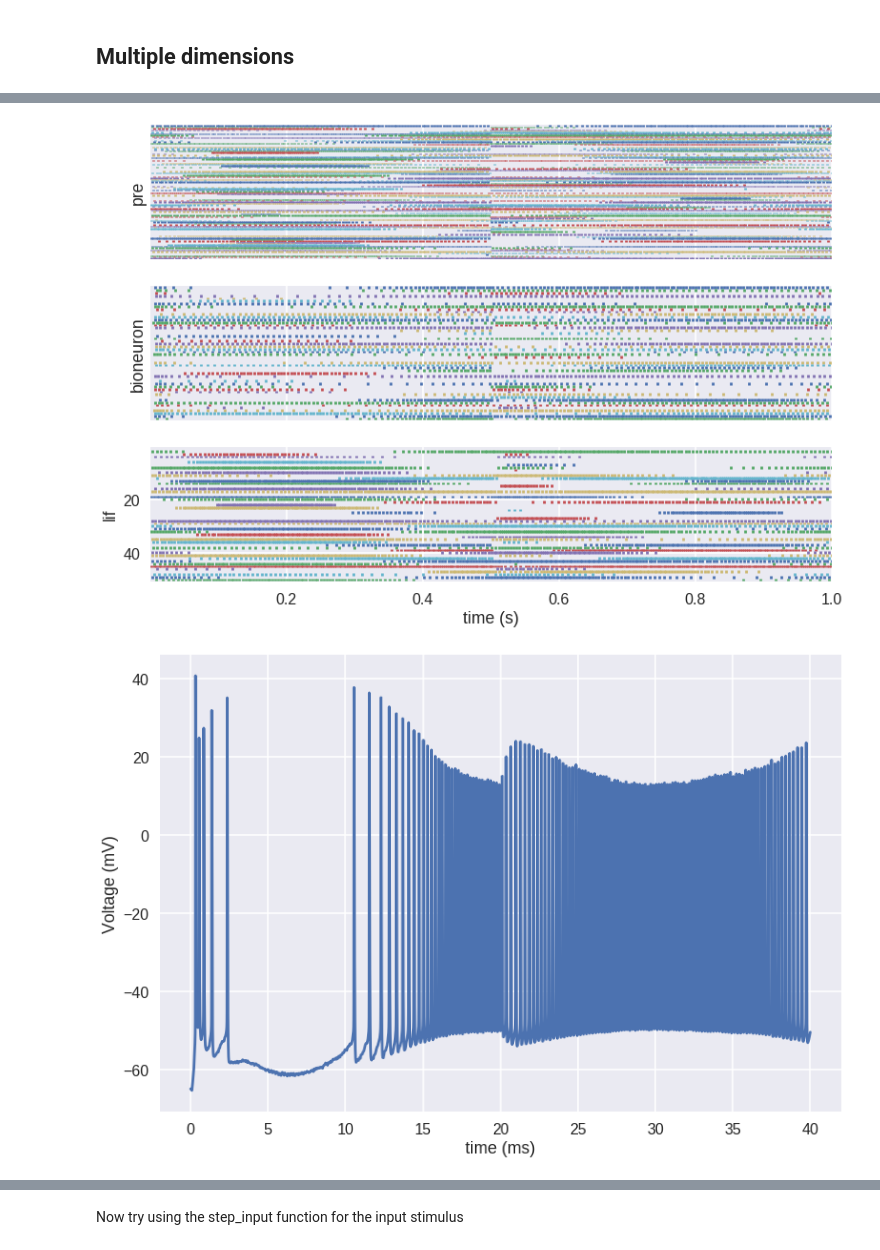
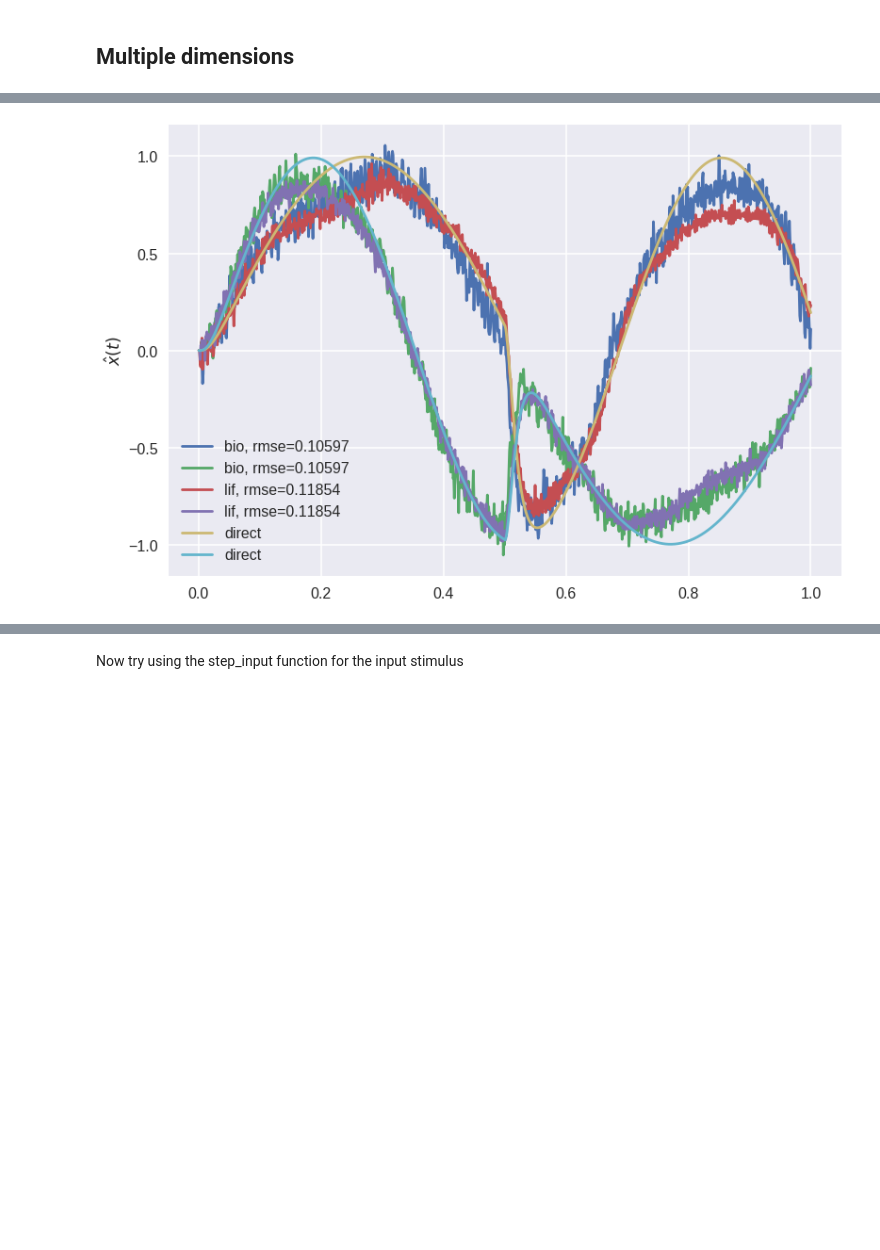
Before and after one commit to psipeter/bioneuron_oracle, a Jupyter notebook: bioneuron_oracle.ipynb, the cells around one changed output, grey strips where cells are left out. Cells and saved outputs as stored; diff of their text form; code cells hidden in the pictures; blank space fills up the shorter version.

```diff
--- a/bioneuron_oracle.ipynb
+++ b/bioneuron_oracle.ipynb
@@ -66,27 +66,25 @@ class BahlNeuron(nengo.neurons.NeuronType):
     '''compartmental neuron from Bahl et al 2012'''
 
     probeable=('spikes','voltage')
-    def __init__(self,encoders,gains,syn_locations,weights_bias,weights_bias_input='pre'):
+    def __init__(self,encoders,gains,w_bias_from):
         super(BahlNeuron,self).__init__()
         self.encoders=encoders
         self.gains=gains
-        self.syn_locations=syn_locations
-        self.weights_bias=weights_bias
-        self.weights_bias_input=weights_bias_input   #label of ensemble whose weights biases are used to emulate bias
-        self.inputs={}     #stores the input decoders and calculated connection weights for each connection into bionrn
+        self.w_bias_from=w_bias_from #label of conn.pre to emulate biases off
+        #stores the input decoders, calculated connection weights, weight_bias (only used for the conn with w_bias=True,
+        #and synaptic locations for each connection into bionrn
+        self.inputs={}
         super(BahlNeuron, self).__init__()
 
     def create(self,bio_idx):
-        return self.Bahl(bio_idx,self.encoders[bio_idx],self.gains[bio_idx],syn_locations[bio_idx],weights_bias[bio_idx])
+        return self.Bahl(bio_idx,self.encoders[bio_idx],self.gains[bio_idx],self.w_bias_from)
 
     class Bahl(object):
-        def __init__(self,bio_idx,encoder,gain,syn_locations,weights_bias,weights_bias_input='pre'):
+        def __init__(self,bio_idx,encoder,gain,w_bias_from):
             self.bio_idx=bio_idx
             self.encoder=encoder             #single encoder for the bioneuron e_j.
             self.gain=gain                   #single gain for the bioneuron alpha_j
-            self.syn_locations=syn_locations #locations of synapses on the dendritic tree l_ij
-            self.weights_bias=weights_bias   #values added to w_ij=dot(d_i,e_j) to account for bias
-            self.weights_bias_input=weights_bias_input   #label of ensemble whose weights biases are used to emulate bias
+            self.w_bias_from=w_bias_from
             self.synapses = {}
             self.netcons = {}
             self.cell = neuron.h.Bahl()
@@ -420,27 +428,14 @@ array([-0.55555556, -0.77777778])
 # %% [markdown]
 ### Simulation and Plotting
 # %%
-def simulate(n_neurons,
-             tau,
-             dim,
-             n_syn,
-             dt,
-             t_final,
-             encoders,
-             gains,
-             syn_locations,
-             weights_bias,
-             pre_seed,
-             bio_seed,
-             input_type,
-             n_eval_points=10,
-             decoders_bio=None,
-             plots={'spikes','voltage','decode'}):
+def simulate(n_neurons,tau,dim,n_syn,dt,t_final,encoders,gains,w_bias_from,
+             pre_seed,bio_seed,input_type,n_eval_points=10,
+             decoders_bio=None,plots={'spikes','voltage','decode'}):
     '''
     Simulate a feedforward network [stim]-[LIF]-[BIO], and compare to [stim]-[LIF]-[LIF].
 
     encoders: encoders for bioneurons calculated for a hypothetical LIF population in gen_enc_gain_bias()
-    weights_bias: weight additions that emulate the bias for a hypothetical LIF population in gen_enc_gain_bias()
+    w_bias_from: ensemble connecting to a bioensemble from which the bioneurons' biases are emulated
     bio_seed: ensemble seed for bioensemble
     pre_seed: ensemble seed for lif emsemble
     decoders_bio: use the output decoders for [BIO]-[probe] from a previous simulation rather than
@@ -453,7 +448,7 @@ def simulate(n_neurons,
             stim = nengo.Node(lambda t: step_input(t,dim,t_final,dt,n_eval_points))
         pre=nengo.Ensemble(n_neurons=100,dimensions=dim,label='pre',seed=pre_seed)
         bio=nengo.Ensemble(n_neurons=n_neurons,dimensions=dim,label='bio',seed=bio_seed,
-                           neuron_type=BahlNeuron(encoders,gains,syn_locations,weights_bias))
+                           neuron_type=BahlNeuron(encoders,gains,w_bias_from))
         lif=nengo.Ensemble(n_neurons=n_neurons,dimensions=dim,neuron_type=nengo.LIF(),label='lif')
         direct=nengo.Ensemble(n_neurons=1,dimensions=dim,neuron_type=nengo.Direct(),label='direct')
 
@@ -659,5 +655,6 @@ t_final=1.0
 encoders, gains, weights_bias = gen_enc_gain_bias(
     pre_neurons,n_neurons,tau,dim,n_syn,dt,t_final,pre_seed,bio_seed,'prime_sinusoids')
 junk=simulate(
-    n_neurons,tau,dim,n_syn,dt,t_final,encoders,gains,syn_locations,weights_bias,pre_seed,bio_seed,'prime_sinusoids')
+    n_neurons,tau,dim,n_syn,dt,t_final,encoders,gains,'pre',
+    pre_seed,bio_seed,'prime_sinusoids',plots={'decode'})
 # %% [output]
@@ -667,2 +666 @@ Simulating finished in 0:00:31.
-[figure, old version]
+[figure, new version]
-[figure, removed]
```
Also changed, not shown: parts of 33 cells of this notebook.
